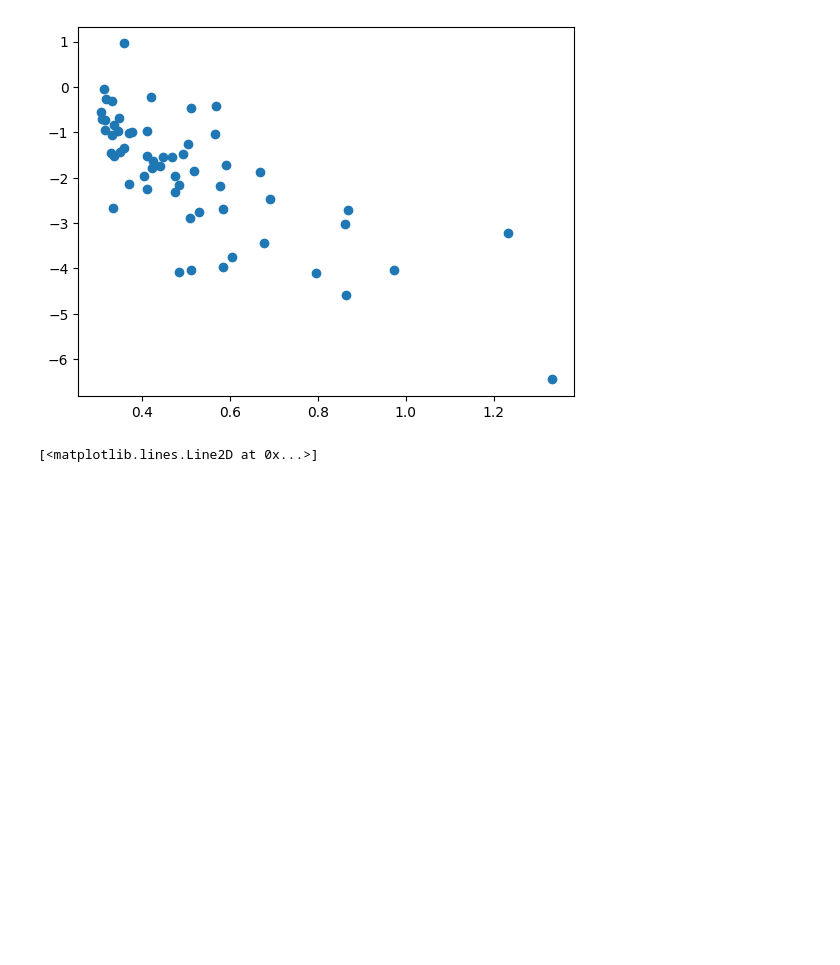
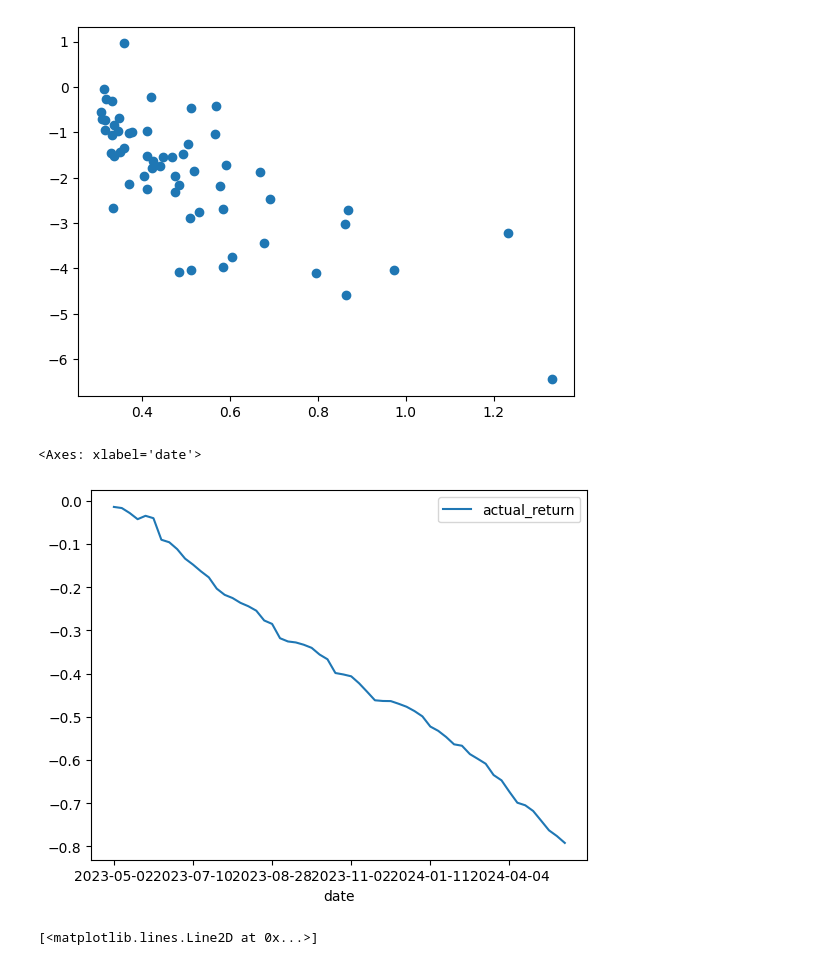
Before and after one commit to sculd/volatility_trading, a Jupyter notebook: sandbox_options.ipynb, the cells around one changed output. Saved outputs shown, nothing was run; the diff lists cells and outputs as text; code cells hidden in the pictures; blank space fills up the shorter version.

```diff
--- a/sandbox_options.ipynb
+++ b/sandbox_options.ipynb
@@ -242,3 +239,9 @@ df_goog_market_open_close_history["actual_change"] = df_goog_market_open_close_h
+# %%
+df_goog_market_open_history = data.daily.get_df_market_open_or_close_history_from_intraday_history(df_goog_intraday_history, "open")
+df_goog_market_close_history = data.daily.get_df_market_open_or_close_history_from_intraday_history(df_goog_intraday_history, "close")
+df_goog_market_open_close_history = df_goog_market_open_history.join(df_goog_market_close_history, lsuffix="_open", rsuffix="_close")
+df_goog_market_open_close_history["actual_change"] = df_goog_market_open_close_history.c_close - df_goog_market_open_close_history.c_open
+df_goog_market_open_close_history["actual_return"] = (df_goog_market_open_close_history.c_close - df_goog_market_open_close_history.c_open) / df_goog_market_open_close_history.c_open
 # %%
 df_goog_daily_expectation = algo.expectation.get_df_daily_expectation(
     df_goog_market_open_history, df_goog.regime,
@@ -329,11 +409,16 @@ df_goog_large_atm_put_vol_history = df_goog_atm_vol_history[
     (df_goog_atm_vol_history.atm_call_vol < vol_threshold) &
     (df_goog_atm_vol_history.atm_put_vol > vol_threshold)
 ]
-df_goog_large_atm_put_vol_atm_actual_change = df_goog_large_atm_put_vol_history[['atm_put_vol']].join(df_goog_market_open_close_history[['actual_change']])
+df_goog_large_atm_put_vol_atm_actual_change = df_goog_large_atm_put_vol_history[['atm_call_vol', 'atm_put_vol']].join(df_goog_market_open_close_history[['actual_change', 'actual_return']])
 plt.scatter(df_goog_large_atm_put_vol_atm_actual_change[["atm_put_vol"]], df_goog_large_atm_put_vol_atm_actual_change[["actual_change"]])
 # %% [output]
 <matplotlib.collections.PathCollection at 0x...>
 [figure]
+# %%
+df_goog_large_atm_put_vol_atm_actual_change[['actual_return']].cumsum().plot()
+# %% [output]
+<Axes: xlabel='date'>
+[figure, added]
 # %%
 rolling_size = 90
 df_goog_atm_vol_min_max_history = df_goog_atm_vol_history.join(df_goog_atm_vol_history[['atm_vol']].rolling(rolling_size).min().join(df_goog_atm_vol_history[['atm_vol']].rolling(rolling_size).max(), lsuffix="_min", rsuffix="_max"))
```
Also changed, not shown: parts of 14 cells of this notebook, 11 other files.
